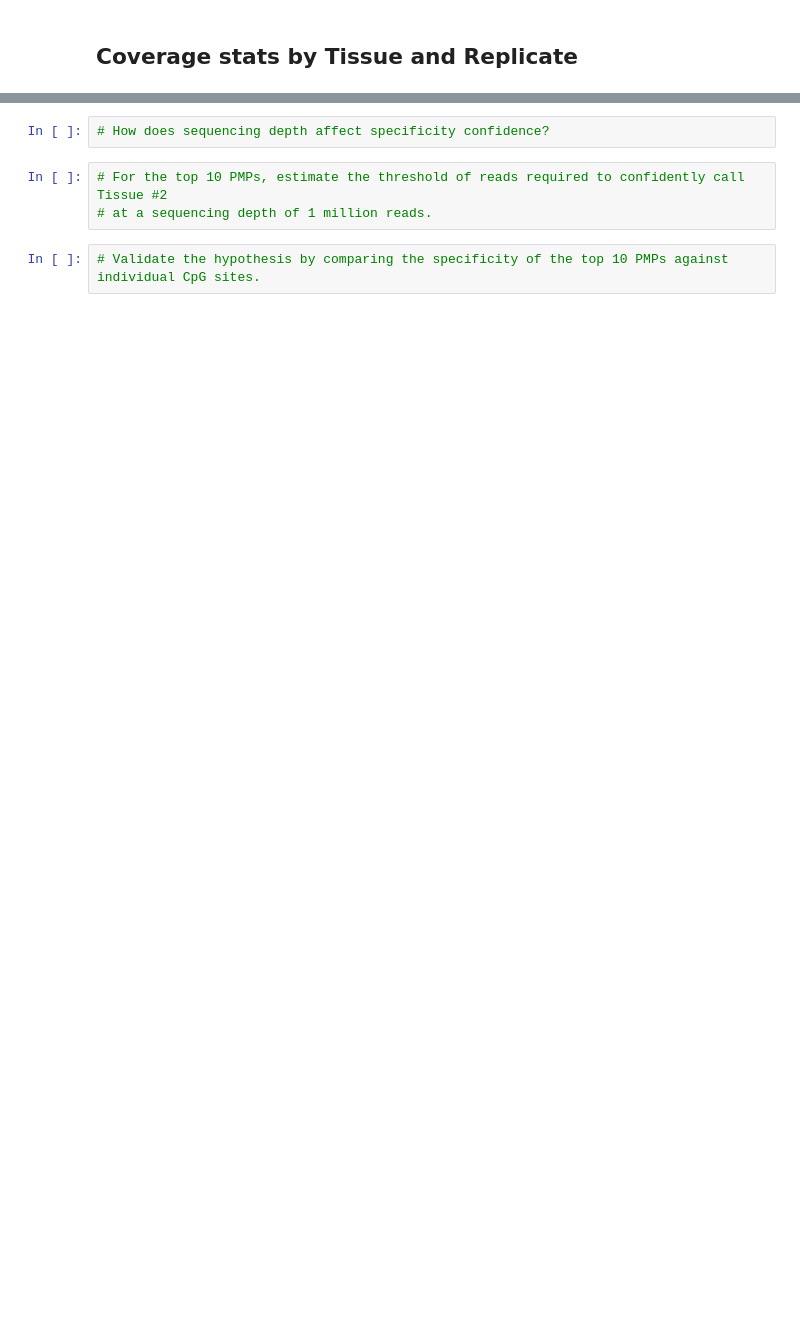
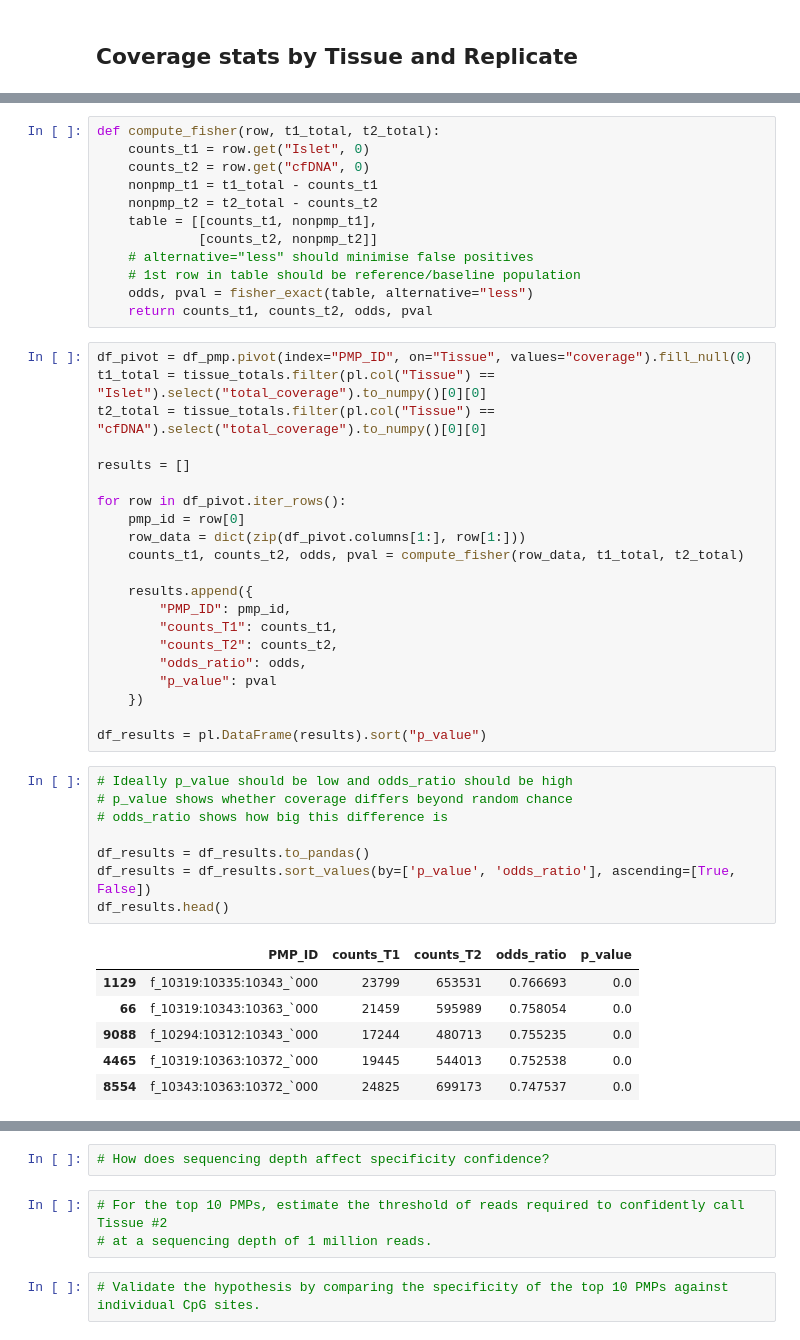
Before and after one commit to drashtishah/test, a Jupyter notebook: data_analysis.ipynb, the cells around one changed output, grey strips where cells are left out. Saved outputs shown, nothing was run; the diff lists cells and outputs as text; blank space fills up the shorter version.

```diff
--- a/data_analysis.ipynb
+++ b/data_analysis.ipynb
@@ -186,2 +230,50 @@ plt.show()
+# %%
+def compute_fisher(row, t1_total, t2_total):
+    counts_t1 = row.get("Islet", 0)
+    counts_t2 = row.get("cfDNA", 0)
+    nonpmp_t1 = t1_total - counts_t1
+    nonpmp_t2 = t2_total - counts_t2
+    table = [[counts_t1, nonpmp_t1],
+             [counts_t2, nonpmp_t2]]
+    # alternative="less" should minimise false positives
+    # 1st row in table should be reference/baseline population
+    odds, pval = fisher_exact(table, alternative="less")
+    return counts_t1, counts_t2, odds, pval
+# %%
+df_pivot = df_pmp.pivot(index="PMP_ID", on="Tissue", values="coverage").fill_null(0)
+t1_total = tissue_totals.filter(pl.col("Tissue") == "Islet").select("total_coverage").to_numpy()[0][0]
+t2_total = tissue_totals.filter(pl.col("Tissue") == "cfDNA").select("total_coverage").to_numpy()[0][0]
+
+results = []
+
+for row in df_pivot.iter_rows():
+    pmp_id = row[0]
+    row_data = dict(zip(df_pivot.columns[1:], row[1:]))
+    counts_t1, counts_t2, odds, pval = compute_fisher(row_data, t1_total, t2_total)
+
+    results.append({
+        "PMP_ID": pmp_id,
+        "counts_T1": counts_t1,
+        "counts_T2": counts_t2,
+        "odds_ratio": odds,
+        "p_value": pval
+    })
+
+df_results = pl.DataFrame(results).sort("p_value")
+# %%
+# Ideally p_value should be low and odds_ratio should be high
+# p_value shows whether coverage differs beyond random chance
+# odds_ratio shows how big this difference is
+
+df_results = df_results.to_pandas()
+df_results = df_results.sort_values(by=['p_value', 'odds_ratio'], ascending=[True, False])
+df_results.head()
+# %% [output]
+|  | PMP_ID | counts_T1 | counts_T2 | odds_ratio | p_value |
+| 1129 | f_10319:10335:10343_`000 | 23799 | 653531 | 0.766693 | 0.0 |
+| 66 | f_10319:10343:10363_`000 | 21459 | 595989 | 0.758054 | 0.0 |
+| 9088 | f_10294:10312:10343_`000 | 17244 | 480713 | 0.755235 | 0.0 |
+| 4465 | f_10319:10363:10372_`000 | 19445 | 544013 | 0.752538 | 0.0 |
+| 8554 | f_10343:10363:10372_`000 | 24825 | 699173 | 0.747537 | 0.0 |
 # %%
 # Calculate the mean variant read fraction (VRF) for each PMP in both tissues
```
Also changed, not shown: parts of 15 cells of this notebook, 6 other files.
